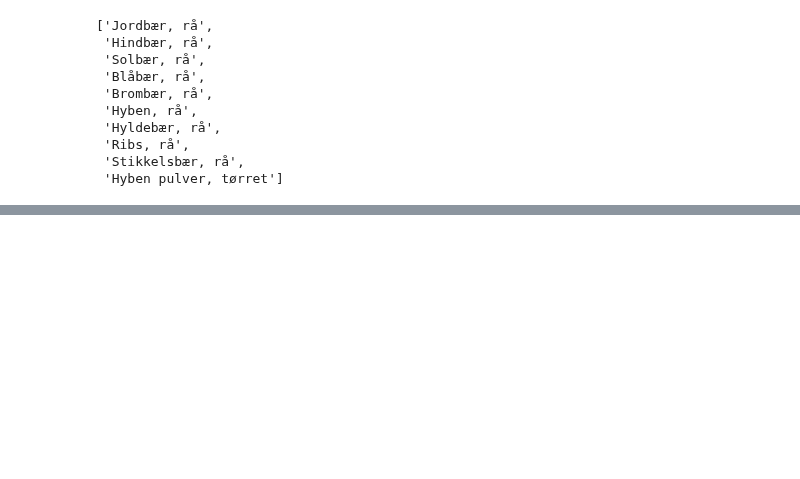
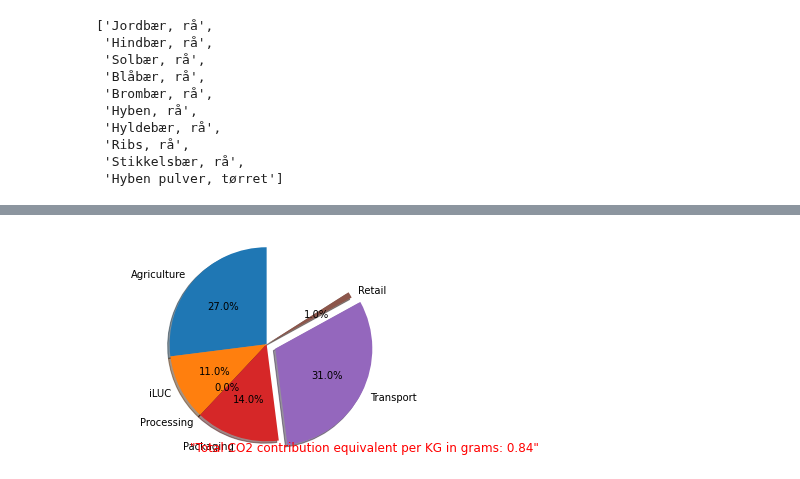
Before and after one commit to mrchapagain/ConsumerDataAnalytics, a Jupyter notebook: Data_Exploration.ipynb, the cells around one changed output, grey strips where cells are left out. Cells and saved outputs as stored; diff of their text form; code cells hidden in the pictures; blank space fills up the shorter version.

```diff
--- a/Data_Exploration.ipynb
+++ b/Data_Exploration.ipynb
@@ -833,23 +874,35 @@ def piechart_fooditem_energy(self, df_fooditem):
 # %%
-def piechart_fooditem_co2(self, df_fooditem):
-        self.df_fooditem=df_fooditem
+def piechart_fooditem_co2(df_fooditem):
+        #self.df_fooditem=df_fooditem
+
 
         # Pie chart, where the slices will be ordered and plotted counter-clockwise:
         labels = ['Agriculture', 'iLUC', 'Processing', 'Packaging', 'Transport', 'Retail']
         sizes =  df_fooditem[labels].values.tolist()[0] # 3rd to 8th column value from indivisual-item
         sizes = [0 if i < 0 else i for i in sizes] # Negetive value replace with 0
 
         explode = (0, 0, 0, 0, 0.1, 0)  # only "explode" the 5th slice (i.e. 'Transport')
 
         fig, ax = plt.subplots()
         ax.pie(sizes, explode=explode, labels=labels, autopct='%1.1f%%',
         shadow=True, startangle=90)
         ax.axis('equal')  # Equal aspect ratio ensures that pie is drawn as a circle.
         #plt.title(f'"Total CO2 contribution equivalent per KG: {df_fooditem.Total_CO2_eq_perkg.values}"', fontsize=12)
-        ax.text(1.05, 0.01, f'"Total CO2 contribution equivalent per KG in grams: {df_fooditem.Total_CO2_eq_perkg.values}"', fontsize=12, verticalalignment='bottom', horizontalalignment='right', transform=ax.transAxes, color='red')
-        plt.tight_layout()
-        graph=get_graph()
-        return graph
+        ax.text(1.30, 0.005, f'"Total CO2 contribution equivalent per KG in grams: {df_fooditem.Total_CO2_eq_perkg.item()}"', fontsize=12, verticalalignment='bottom', horizontalalignment='right', transform=ax.transAxes, color='red')
+        #plt.tight_layout()
+        #graph=get_graph()
+        #ax.legend()
+        #return graph
+
+df= pd.read_excel(data_climate_selected, sheet_name=0, index_col=0, header=0, skiprows=0)
+df
+food_name= dfn.FødevareNavn.item()
+food_name
+df_climate= df[df.Product_dk== food_name]
+df_climate
+piechart_fooditem_co2(df_climate)
+# %% [output]
+[figure, added]
 # %%
 def surface_properties_image(self):
         '''Widgets for canopy properties'''
```
Also changed, not shown: parts of 5 cells of this notebook.
